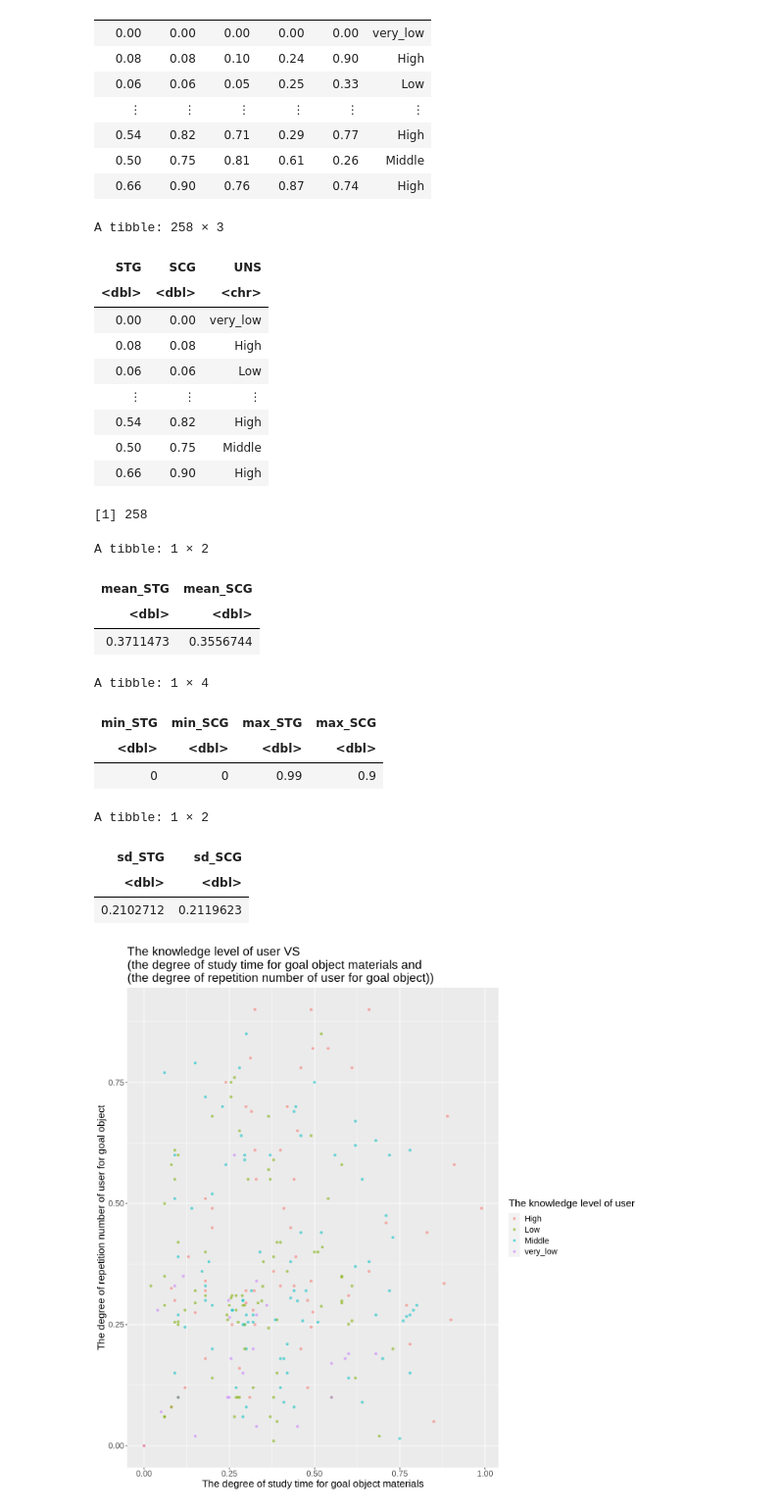
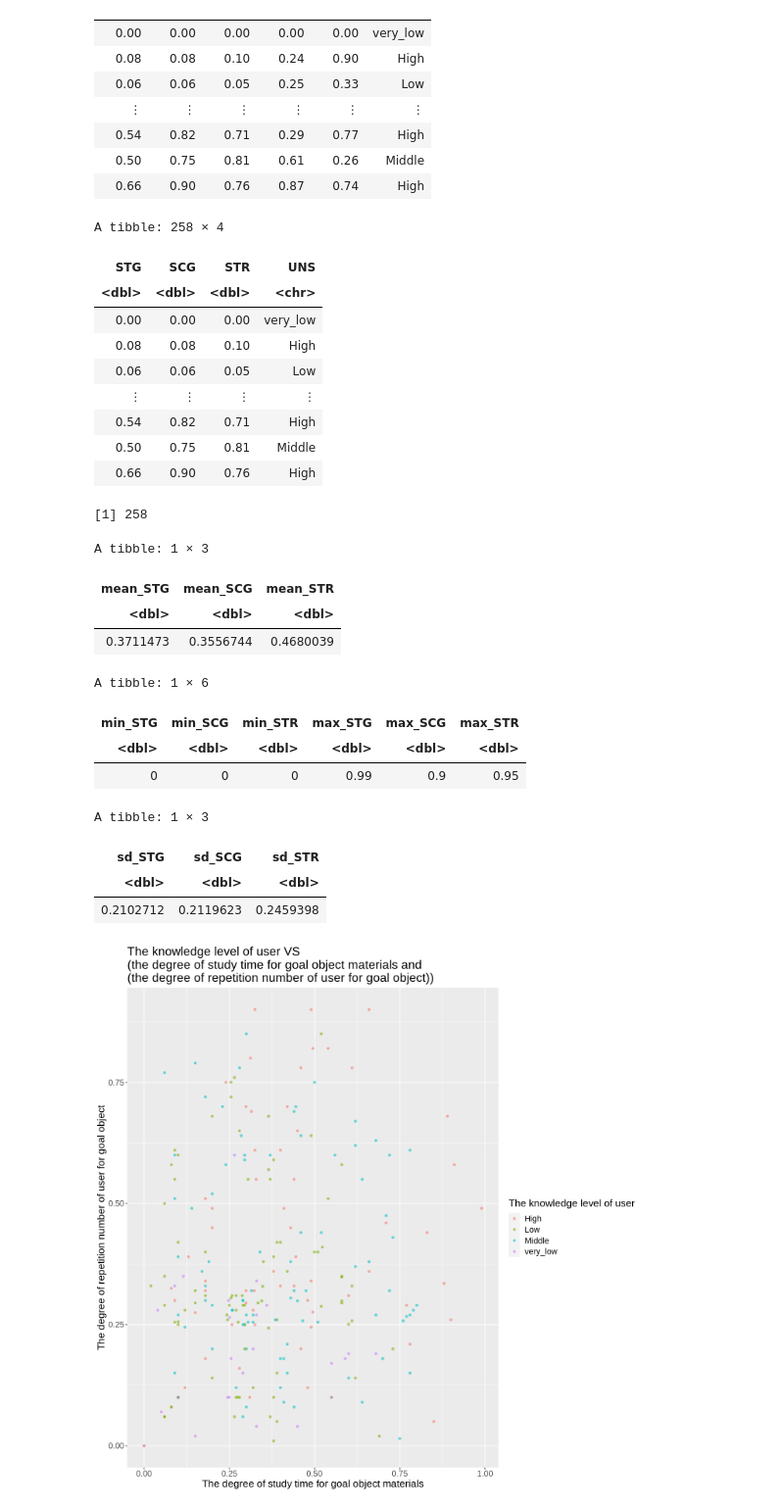
Before and after one commit to Anson-Chan-HK/DSCI-100-2023S1-4-PROJECT, a Jupyter notebook: proposal_project.ipynb, the cells around one changed output. Shown at 98% size. Saved outputs shown, nothing was run; the diff lists cells and outputs as text; code cells hidden in the pictures.

```diff
--- a/proposal_project.ipynb
+++ b/proposal_project.ipynb
@@ -48,19 +40,19 @@ A tibble: 258 × 6
 | 0.66 | 0.90 | 0.76 | 0.87 | 0.74 | High |
 # %%
 #cleaning the data
-modeling_data_selected <- select(modeling_data, STG, SCG, UNS)
+modeling_data_selected <- select(modeling_data, STG, SCG, STR, UNS)
 modeling_data_selected
 # %% [output]
-A tibble: 258 × 3
+A tibble: 258 × 4
-| STG | SCG | UNS |
-| <dbl> | <dbl> | <chr> |
-| 0.00 | 0.00 | very_low |
-| 0.08 | 0.08 | High |
-| 0.06 | 0.06 | Low |
-| ⋮ | ⋮ | ⋮ |
-| 0.54 | 0.82 | High |
-| 0.50 | 0.75 | Middle |
-| 0.66 | 0.90 | High |
+| STG | SCG | STR | UNS |
+| <dbl> | <dbl> | <dbl> | <chr> |
+| 0.00 | 0.00 | 0.00 | very_low |
+| 0.08 | 0.08 | 0.10 | High |
+| 0.06 | 0.06 | 0.05 | Low |
+| ⋮ | ⋮ | ⋮ | ⋮ |
+| 0.54 | 0.82 | 0.71 | High |
+| 0.50 | 0.75 | 0.81 | Middle |
+| 0.66 | 0.90 | 0.76 | High |
 # %%
 #summarize the data (number of observations)
 nrow(modeling_data_selected)
@@ -70,37 +62,41 @@ nrow(modeling_data_selected)
 #summarize the data (mean)
 modeling_data_summarize <- summarize(modeling_data_selected,
                                      mean_STG = mean(STG),
-                                    mean_SCG = mean(SCG))
+                                    mean_SCG = mean(SCG),
+                                     mean_STR = mean(STR))
 modeling_data_summarize
 # %% [output]
-A tibble: 1 × 2
+A tibble: 1 × 3
-| mean_STG | mean_SCG |
-| <dbl> | <dbl> |
-| 0.3711473 | 0.3556744 |
+| mean_STG | mean_SCG | mean_STR |
+| <dbl> | <dbl> | <dbl> |
+| 0.3711473 | 0.3556744 | 0.4680039 |
 # %%
 #summarize the data (min, max)
 modeling_data_summarize <- summarize(modeling_data_selected,
                                      min_STG = min(STG),
                                     min_SCG = min(SCG),
+                                     min_STR = min(STR),
                                     max_STG = max(STG),
                                     max_SCG = max(SCG),
+                                     max_STR = max(STR),
                                     )
 modeling_data_summarize
 # %% [output]
-A tibble: 1 × 4
+A tibble: 1 × 6
-| min_STG | min_SCG | max_STG | max_SCG |
-| <dbl> | <dbl> | <dbl> | <dbl> |
-| 0 | 0 | 0.99 | 0.9 |
+| min_STG | min_SCG | min_STR | max_STG | max_SCG | max_STR |
+| <dbl> | <dbl> | <dbl> | <dbl> | <dbl> | <dbl> |
+| 0 | 0 | 0 | 0.99 | 0.9 | 0.95 |
 # %%
 #summarize the data (standard deviation)
 modeling_data_summarize <- summarize(modeling_data_selected,
                                      sd_STG = sd(STG),
                                     sd_SCG = sd(SCG),
+                                     sd_STR = sd(STR)
                                     )
 modeling_data_summarize
 # %% [output]
-A tibble: 1 × 2
+A tibble: 1 × 3
-| sd_STG | sd_SCG |
-| <dbl> | <dbl> |
-| 0.2102712 | 0.2119623 |
+| sd_STG | sd_SCG | sd_STR |
+| <dbl> | <dbl> | <dbl> |
+| 0.2102712 | 0.2119623 | 0.2459398 |
 # %%
```
Also changed, not shown: parts of 14 cells of this notebook.
